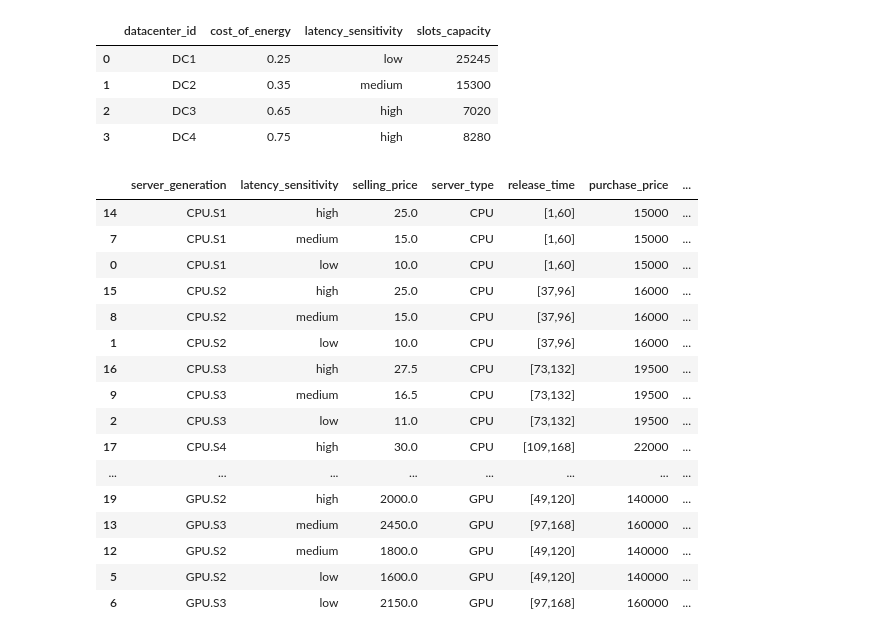
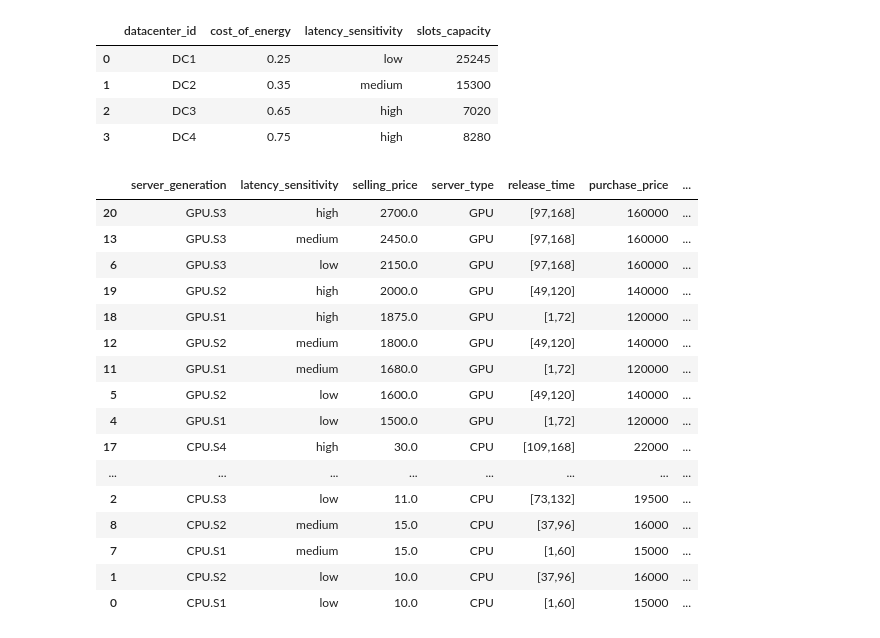
Before and after one commit to degendemolisher/Hackathon-Huawei-FiveGuys, a Jupyter notebook: analyse_data/tests.ipynb, the cells around one changed output. Drawn from its saved outputs; the diff is of its cells as text; code cells hidden in the pictures.

```diff
--- a/analyse_data/tests.ipynb
+++ b/analyse_data/tests.ipynb
@@ -38,38 +38,38 @@ datacenters
 # %%
 merged_servers_df = pd.merge(selling_prices, servers, on='server_generation')
 
 # Calculate Total Revenue (assuming selling price represents revenue per time unit over life expectancy)
-merged_servers_df['total_revenue'] = merged_servers_df['selling_price'] * merged_servers_df['life_expectancy']
+merged_servers_df['total_revenue'] = merged_servers_df['capacity'] * merged_servers_df['selling_price'] * merged_servers_df['life_expectancy']
 
 # Calculate Total Costs
 merged_servers_df['total_cost'] = (
     merged_servers_df['purchase_price'] +
     (merged_servers_df['average_maintenance_fee'] * merged_servers_df['life_expectancy']) +
     merged_servers_df['cost_of_moving']
 )
 
 # Calculate Profitability
 merged_servers_df['profitability'] = merged_servers_df['total_revenue'] - merged_servers_df['total_cost']
 
 # Sort by Profitability
 most_profitable_servers = merged_servers_df.sort_values(by='profitability', ascending=False)
 
 most_profitable_servers
 # %% [output]
 |  | server_generation | latency_sensitivity | selling_price | server_type | release_time | purchase_price | ... |
-| 14 | CPU.S1 | high | 25.0 | CPU | [1,60] | 15000 | ... |
-| 7 | CPU.S1 | medium | 15.0 | CPU | [1,60] | 15000 | ... |
-| 0 | CPU.S1 | low | 10.0 | CPU | [1,60] | 15000 | ... |
-| 15 | CPU.S2 | high | 25.0 | CPU | [37,96] | 16000 | ... |
-| 8 | CPU.S2 | medium | 15.0 | CPU | [37,96] | 16000 | ... |
-| 1 | CPU.S2 | low | 10.0 | CPU | [37,96] | 16000 | ... |
-| 16 | CPU.S3 | high | 27.5 | CPU | [73,132] | 19500 | ... |
-| 9 | CPU.S3 | medium | 16.5 | CPU | [73,132] | 19500 | ... |
-| 2 | CPU.S3 | low | 11.0 | CPU | [73,132] | 19500 | ... |
+| 20 | GPU.S3 | high | 2700.0 | GPU | [97,168] | 160000 | ... |
+| 13 | GPU.S3 | medium | 2450.0 | GPU | [97,168] | 160000 | ... |
+| 6 | GPU.S3 | low | 2150.0 | GPU | [97,168] | 160000 | ... |
+| 19 | GPU.S2 | high | 2000.0 | GPU | [49,120] | 140000 | ... |
+| 18 | GPU.S1 | high | 1875.0 | GPU | [1,72] | 120000 | ... |
+| 12 | GPU.S2 | medium | 1800.0 | GPU | [49,120] | 140000 | ... |
+| 11 | GPU.S1 | medium | 1680.0 | GPU | [1,72] | 120000 | ... |
+| 5 | GPU.S2 | low | 1600.0 | GPU | [49,120] | 140000 | ... |
+| 4 | GPU.S1 | low | 1500.0 | GPU | [1,72] | 120000 | ... |
 | 17 | CPU.S4 | high | 30.0 | CPU | [109,168] | 22000 | ... |
 | ... | ... | ... | ... | ... | ... | ... | ... |
-| 19 | GPU.S2 | high | 2000.0 | GPU | [49,120] | 140000 | ... |
-| 13 | GPU.S3 | medium | 2450.0 | GPU | [97,168] | 160000 | ... |
-| 12 | GPU.S2 | medium | 1800.0 | GPU | [49,120] | 140000 | ... |
-| 5 | GPU.S2 | low | 1600.0 | GPU | [49,120] | 140000 | ... |
-| 6 | GPU.S3 | low | 2150.0 | GPU | [97,168] | 160000 | ... |
+| 2 | CPU.S3 | low | 11.0 | CPU | [73,132] | 19500 | ... |
+| 8 | CPU.S2 | medium | 15.0 | CPU | [37,96] | 16000 | ... |
+| 7 | CPU.S1 | medium | 15.0 | CPU | [1,60] | 15000 | ... |
+| 1 | CPU.S2 | low | 10.0 | CPU | [37,96] | 16000 | ... |
+| 0 | CPU.S1 | low | 10.0 | CPU | [1,60] | 15000 | ... |
```
Also changed, not shown: parts of 12 cells of this notebook, 2 other files.
